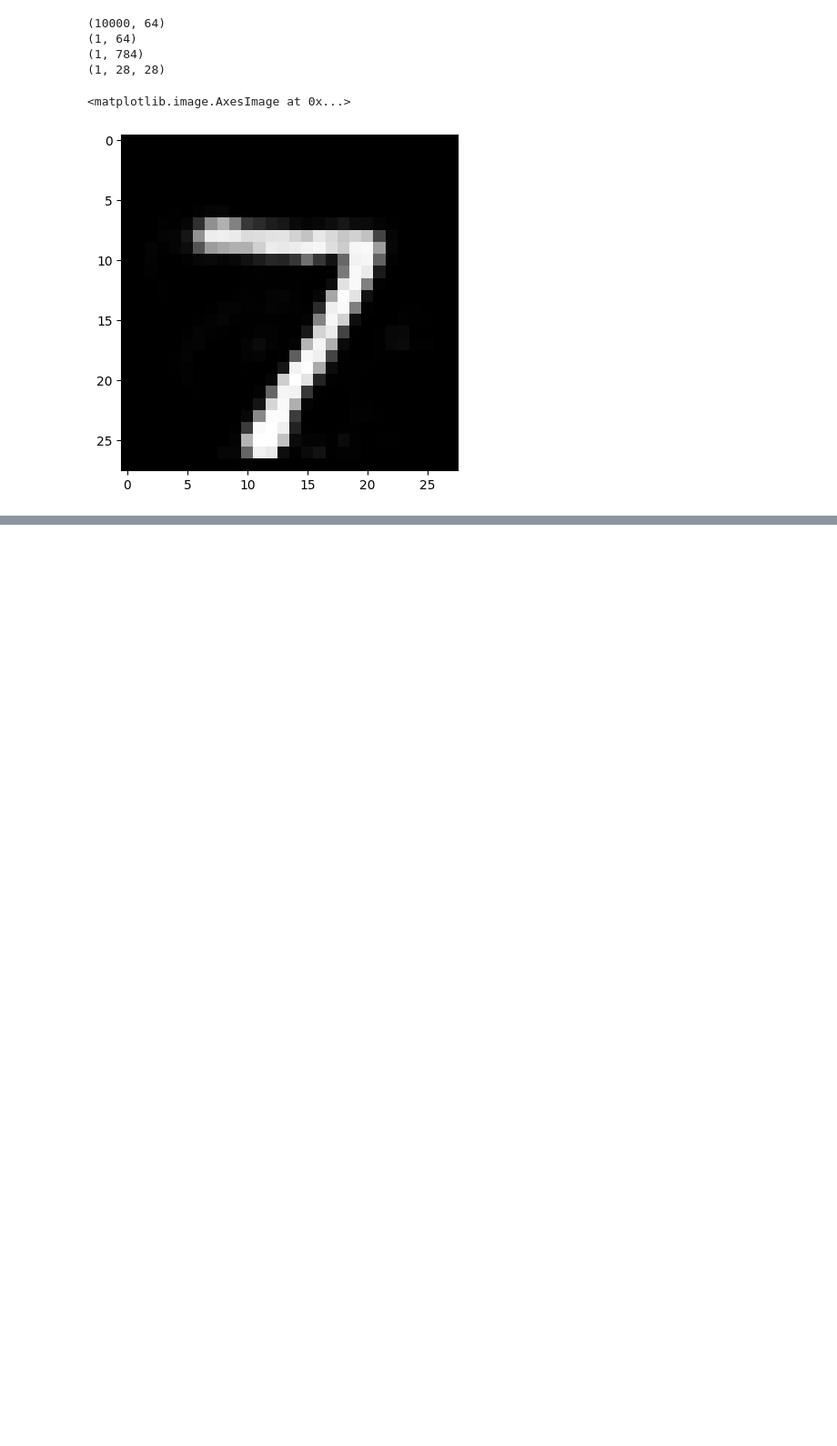
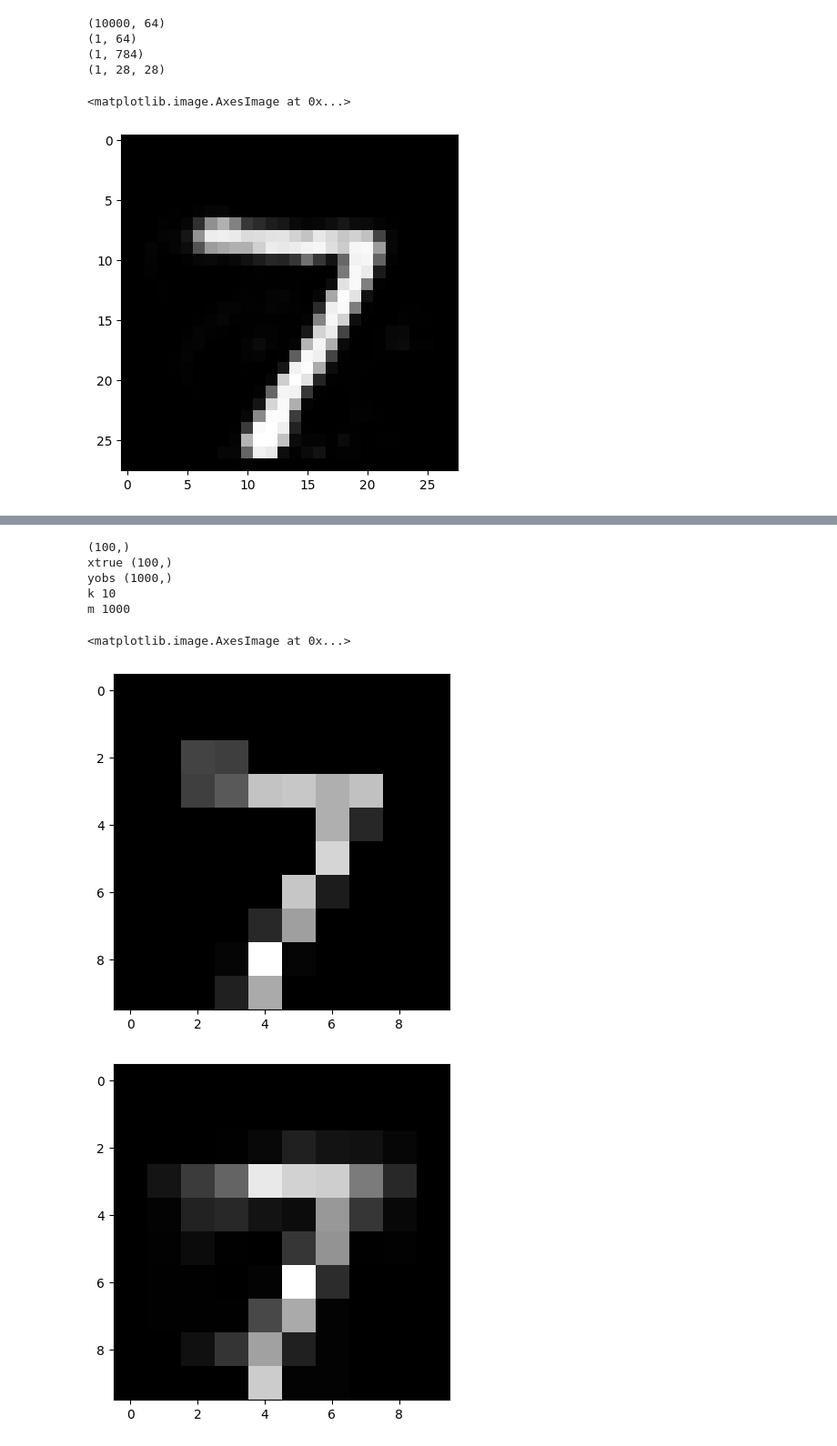
Before and after one commit to Ava99999/signal-thesis, a Jupyter notebook: Autoencoder generative model v2.ipynb, the cells around one changed output, grey strips where cells are left out. Shown at 91% size. Saved outputs shown, nothing was run; the diff lists cells and outputs as text; code cells hidden in the pictures; blank space fills up the shorter version.

```diff
--- a/Autoencoder generative model v2.ipynb
+++ b/Autoencoder generative model v2.ipynb
@@ -87,9 +126,11 @@ print(shape)
 # %%
 autoencoder.compile(optimizer='adam', loss=losses.MeanSquaredError()) # configuration of the model for training, adam is a stochastic gradient method that estimates moments
-autoencoder.fit(x_train, x_train,
+autoencoder.fit(x_train_small, x_train_small,
                 epochs=10, # number of times the entire training dataset is run through the model
                 shuffle=True, # shuffles the data set before each training epoch
-                validation_data=(x_test, x_test)) # validation at the end of each epoch
+                validation_data=(x_test_small, x_test_small)) # validation at the end of each epoch
                 # batch size is 32 by default
+
+autoencoder.summary()
 # %% [output]
 Epoch 1/10
@@ -267,11 +414,9 @@ def objective(z, y, A, G, w=1, lmbda = 0):
 
     yp = A.eval(xc)
     Dy = A.jac(xc)
-    print(Dy.shape)
 
     val    = (0.5)*np.linalg.norm(yp - y)**2 + (0.5*lmbda**2)*np.linalg.norm(w*zc)**2
     gradc  = Dx.H@(Dy.H@(yp - y)) + (lmbda**2)*(w*w)*zc
-    print(gradc.shape)
 
     grad  = np.concatenate((np.real(gradc), np.imag(gradc)))
 
@@ -284,6 +429,11 @@ def reconstruct(xtrue, A, G, w=1, sigma=0, lmbda=0):
 
     # generate data
     yobs  = A.eval(xtrue) + sigma*np.random.randn(m)
+
+    print("xtrue", xtrue.shape)
+    print("yobs", yobs.shape)
+    print("k", k)
+    print("m", m)
 
     # inference
     result = minimize(objective, x0=np.ones(2*k), args=(yobs, A, G, w, lmbda), method='L-BFGS-B', jac=True)
@@ -300,7 +450,7 @@ def reconstruct(xtrue, A, G, w=1, sigma=0, lmbda=0):
     error = np.linalg.norm(xhat_corr - xtrue)/np.linalg.norm(xtrue)
 
     # return
-    return error, xhat_corr, yobs, result
+    return error, xhat_corr, yobs
 
 def plot_result(xtrue, xhat):
     n  = len(xtrue)
@@ -342,7 +492,7 @@ def MaskedFourier(M):
     return A
 # %%
 # parameters
-mx      = 100       # number of masks
+mx      = 10       # number of masks
 nx      = shape[0]  # one side of the image
 n       = nx**2     # total length of one image
 # %%
@@ -490,0 +657,24 @@ plt.imshow(restored[0])
+# %%
+# test with l2
+xtrue = x_test_small[0].numpy()
+plt.figure()
+plt.imshow(xtrue)
+
+xtrue_1D = xtrue.flatten()
+print(xtrue_1D.shape)
+
+error, xhat_corr, yobs = reconstruct(xtrue_1D, A, G, w=1, sigma=0, lmbda=0)
+
+xhat_corr = xhat_corr.reshape((nx,nx))
+
+plt.figure()
+plt.imshow(np.real(xhat_corr))
+# %% [output]
+(100,)
+xtrue (100,)
+yobs (1000,)
+k 10
+m 1000
+<matplotlib.image.AxesImage at 0x...>
+[figure, added]
+[figure, added]
```
Also changed, not shown: parts of 18 cells of this notebook, 7 other files.
